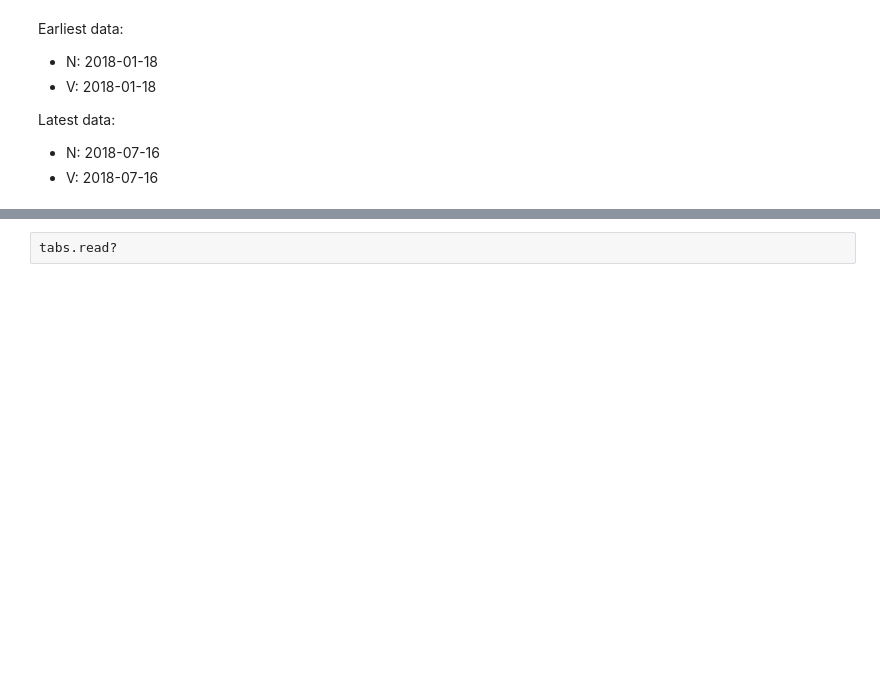
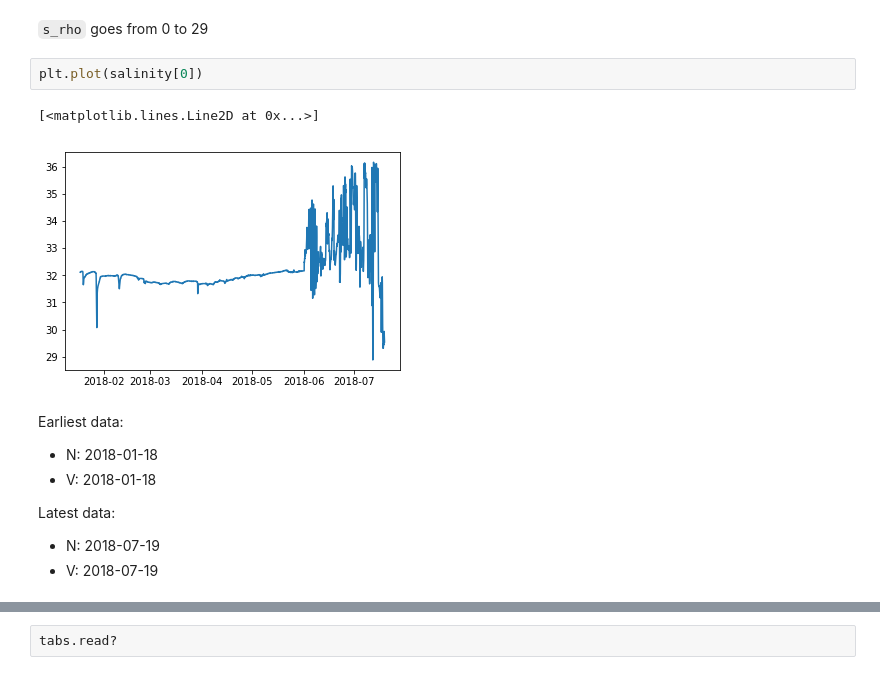
Before and after one commit to mollykerwick/fgb, a Jupyter notebook: tabs.ipynb, the cells around one changed output, grey strips where cells are left out. Cells and saved outputs as stored; diff of their text form; blank space fills up the shorter version.

```diff
--- a/tabs.ipynb
+++ b/tabs.ipynb
@@ -31,8 +98,15 @@ df
+# %% [markdown]
+`s_rho` goes from 0 to 29
+# %%
+plt.plot(salinity[0])
+# %% [output]
+[<matplotlib.lines.Line2D at 0x...>]
+[figure, added]
 # %% [markdown]
 Earliest data:
 - N: 2018-01-18
 - V: 2018-01-18
 
 Latest data:
-- N: 2018-07-16
-- V: 2018-07-16
+- N: 2018-07-19
+- V: 2018-07-19
```
Also changed, not shown: parts of 18 cells of this notebook, 6 other files.
